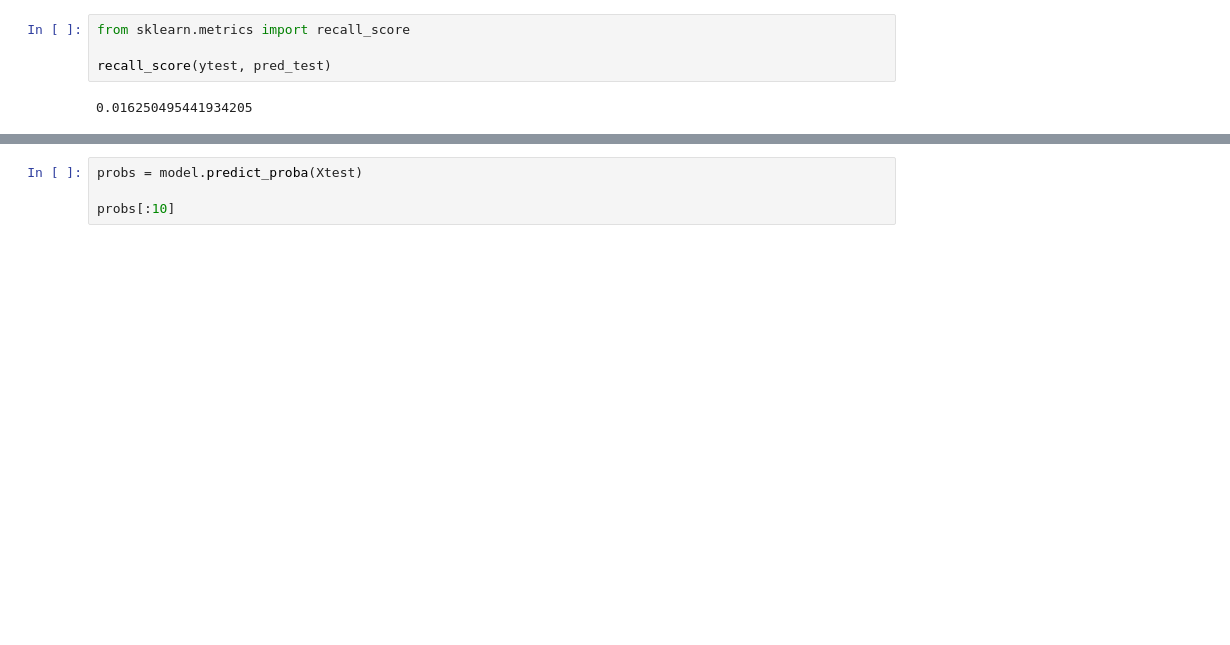
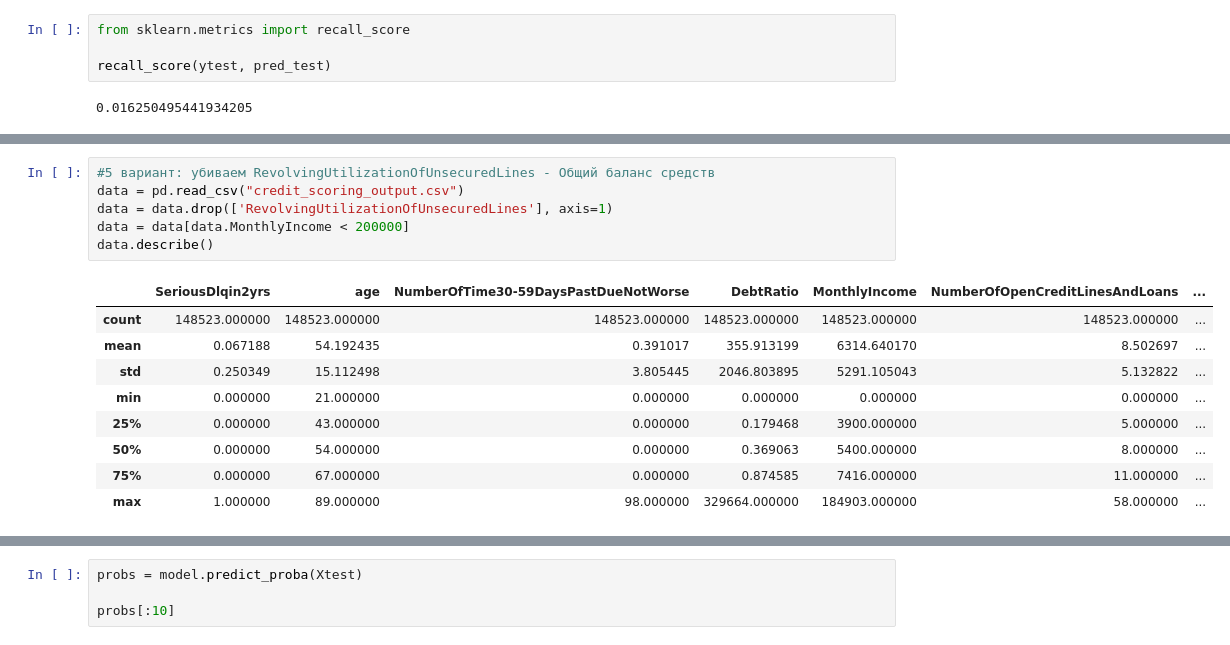
Before and after one commit to MogY23/HSE_project_credit_score_23, a Jupyter notebook: CS_ver_of_MY.ipynb, the cells around one changed output, grey strips where cells are left out. Cells and saved outputs as stored; diff of their text form; blank space fills up the shorter version.

```diff
--- a/CS_ver_of_MY.ipynb
+++ b/CS_ver_of_MY.ipynb
@@ -698,0 +671,16 @@ recall_score(ytest, pred_test)
+# %%
+#5 вариант: убиваем RevolvingUtilizationOfUnsecuredLines - Общий баланс средств
+data = pd.read_csv("credit_scoring_output.csv")
+data = data.drop(['RevolvingUtilizationOfUnsecuredLines'], axis=1)
+data = data[data.MonthlyIncome < 200000]
+data.describe()
+# %% [output]
+|  | SeriousDlqin2yrs | age | NumberOfTime30-59DaysPastDueNotWorse | DebtRatio | MonthlyIncome | NumberOfOpenCreditLinesAndLoans | ... |
+| count | 148523.000000 | 148523.000000 | 148523.000000 | 148523.000000 | 148523.000000 | 148523.000000 | ... |
+| mean | 0.067188 | 54.192435 | 0.391017 | 355.913199 | 6314.640170 | 8.502697 | ... |
+| std | 0.250349 | 15.112498 | 3.805445 | 2046.803895 | 5291.105043 | 5.132822 | ... |
+| min | 0.000000 | 21.000000 | 0.000000 | 0.000000 | 0.000000 | 0.000000 | ... |
+| 25% | 0.000000 | 43.000000 | 0.000000 | 0.179468 | 3900.000000 | 5.000000 | ... |
+| 50% | 0.000000 | 54.000000 | 0.000000 | 0.369063 | 5400.000000 | 8.000000 | ... |
+| 75% | 0.000000 | 67.000000 | 0.000000 | 0.874585 | 7416.000000 | 11.000000 | ... |
+| max | 1.000000 | 89.000000 | 98.000000 | 329664.000000 | 184903.000000 | 58.000000 | ... |
```
Also changed, not shown: parts of 45 cells of this notebook.
